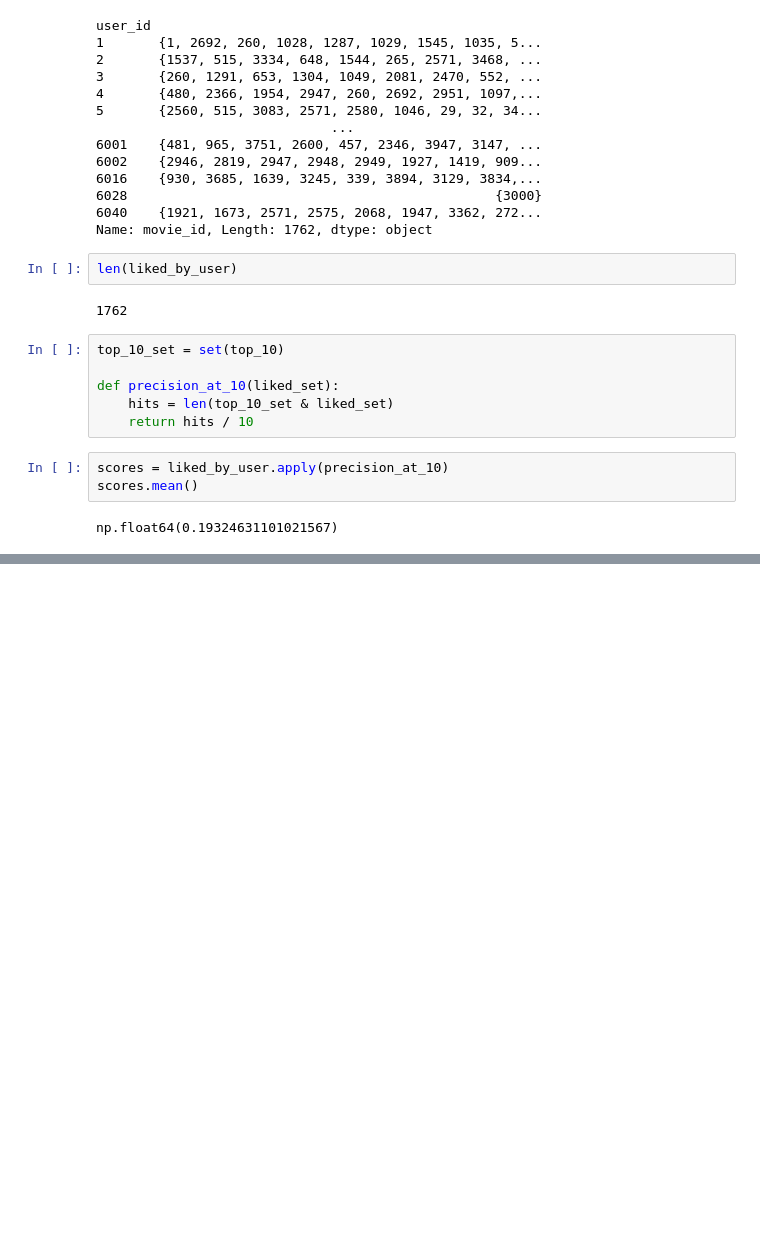
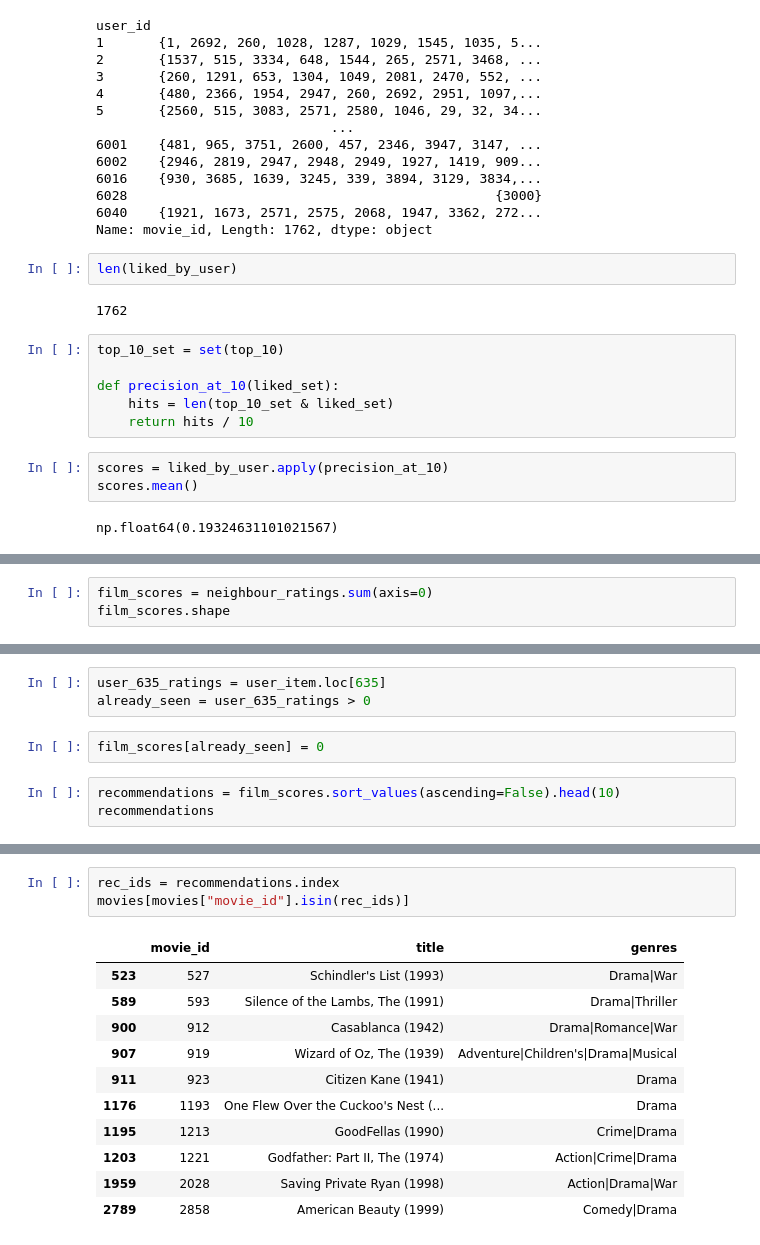
Before and after one commit to RaGHaV-186/filmhaus, a Jupyter notebook: filmhaus.ipynb, the cells around one changed output, grey strips where cells are left out. Cells and saved outputs as stored; diff of their text form; blank space fills up the shorter version.

Commit message:
Row 3: user-based collaborative filtering (KNN, cosine similarity)

```diff
--- a/filmhaus.ipynb
+++ b/filmhaus.ipynb
@@ -175,0 +273,3 @@ np.float64(0.19324631101021567)
+# %%
+film_scores = neighbour_ratings.sum(axis=0)
+film_scores.shape
@@ -175,0 +278,8 @@ np.float64(0.19324631101021567)
+# %%
+user_635_ratings = user_item.loc[635]
+already_seen = user_635_ratings > 0
+# %%
+film_scores[already_seen] = 0
+# %%
+recommendations = film_scores.sort_values(ascending=False).head(10)
+recommendations
@@ -175,0 +299,15 @@ np.float64(0.19324631101021567)
+# %%
+rec_ids = recommendations.index
+movies[movies["movie_id"].isin(rec_ids)]
+# %% [output]
+|  | movie_id | title | genres |
+| 523 | 527 | Schindler's List (1993) | Drama|War |
+| 589 | 593 | Silence of the Lambs, The (1991) | Drama|Thriller |
+| 900 | 912 | Casablanca (1942) | Drama|Romance|War |
+| 907 | 919 | Wizard of Oz, The (1939) | Adventure|Children's|Drama|Musical |
+| 911 | 923 | Citizen Kane (1941) | Drama |
+| 1176 | 1193 | One Flew Over the Cuckoo's Nest (... | Drama |
+| 1195 | 1213 | GoodFellas (1990) | Crime|Drama |
+| 1203 | 1221 | Godfather: Part II, The (1974) | Action|Crime|Drama |
+| 1959 | 2028 | Saving Private Ryan (1998) | Action|Drama|War |
+| 2789 | 2858 | American Beauty (1999) | Comedy|Drama |
```
Also changed, not shown: parts of 22 cells of this notebook.
